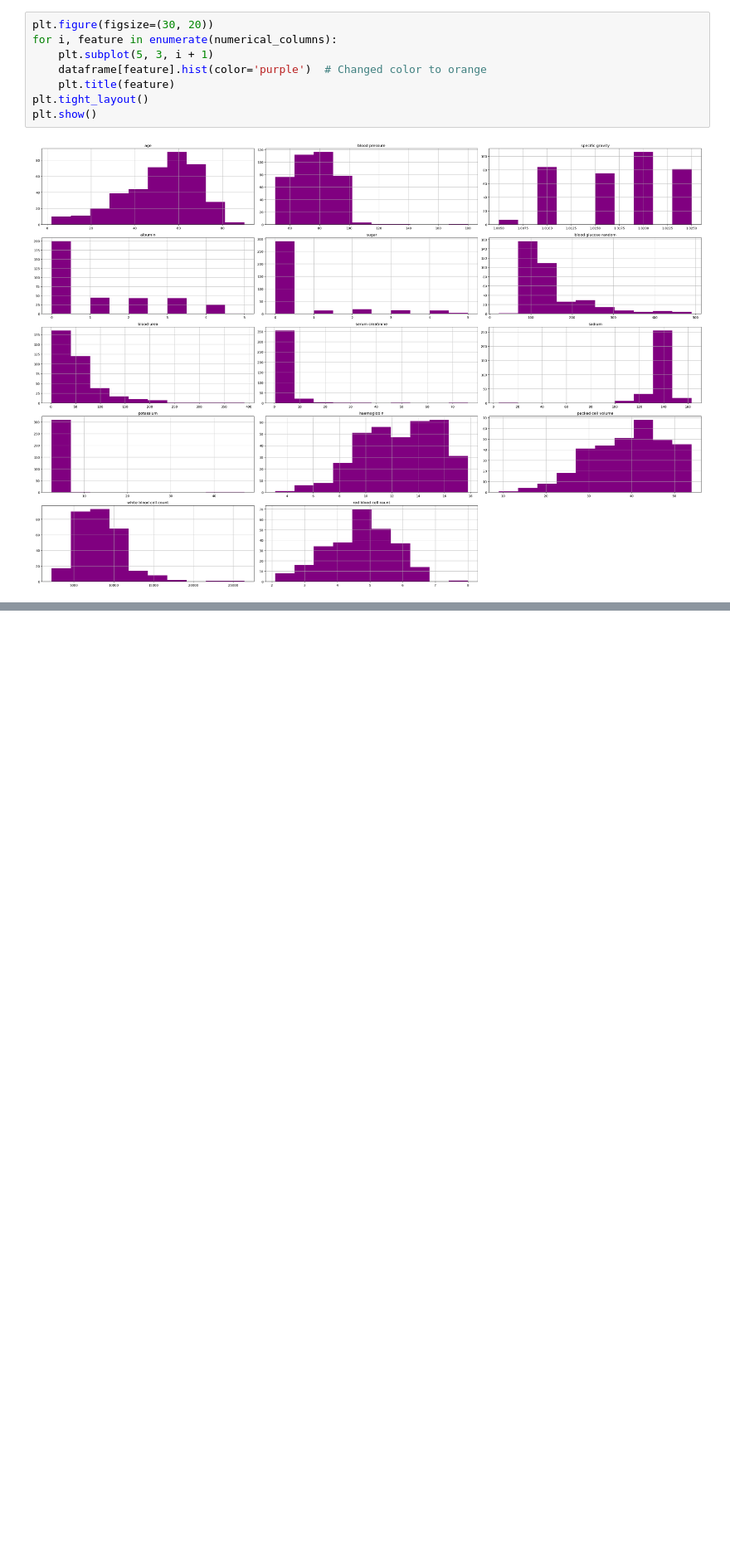
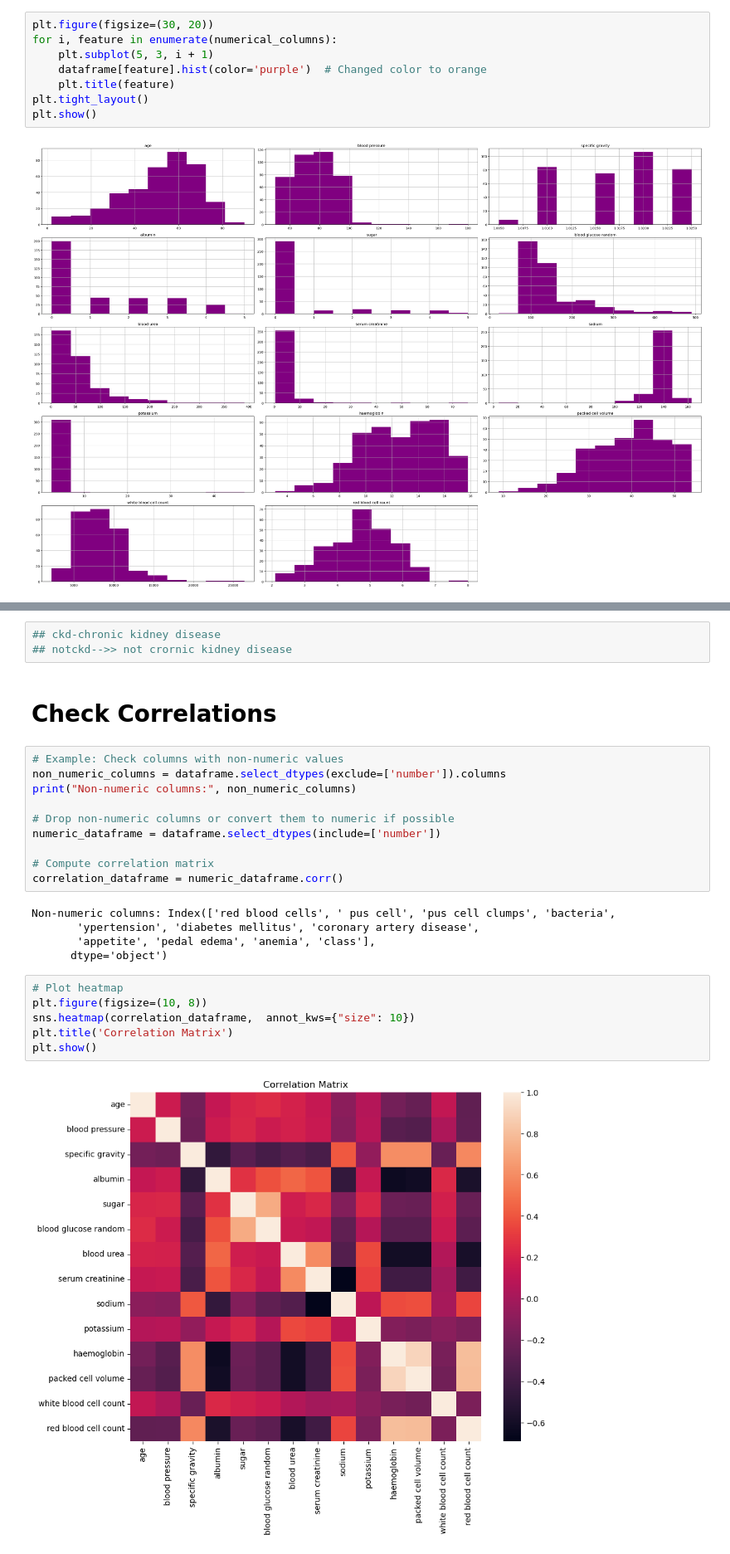
Before and after one commit to niveditha2000/Chronic_Kidney_Disease_Status_Prediction, a Jupyter notebook: chronic_kidney_disease_status_prediction.ipynb, the cells around one changed output, grey strips where cells are left out. Shown at 83% size. Saved outputs shown, nothing was run; the diff lists cells and outputs as text; blank space fills up the shorter version.

```diff
--- a/chronic_kidney_disease_status_prediction.ipynb
+++ b/chronic_kidney_disease_status_prediction.ipynb
@@ -223,0 +260,28 @@ plt.show()
+# %%
+## ckd-chronic kidney disease
+## notckd-->> not crornic kidney disease
+# %% [markdown]
+# Check Correlations
+# %%
+# Example: Check columns with non-numeric values
+non_numeric_columns = dataframe.select_dtypes(exclude=['number']).columns
+print("Non-numeric columns:", non_numeric_columns)
+
+# Drop non-numeric columns or convert them to numeric if possible
+numeric_dataframe = dataframe.select_dtypes(include=['number'])
+
+# Compute correlation matrix
+correlation_dataframe = numeric_dataframe.corr()
+# %% [output]
+Non-numeric columns: Index(['red blood cells', ' pus cell', 'pus cell clumps', 'bacteria',
+       'ypertension', 'diabetes mellitus', 'coronary artery disease',
+       'appetite', 'pedal edema', 'anemia', 'class'],
+      dtype='object')
+# %%
+# Plot heatmap
+plt.figure(figsize=(10, 8))
+sns.heatmap(correlation_dataframe,  annot_kws={"size": 10})
+plt.title('Correlation Matrix')
+plt.show()
+# %% [output]
+[figure, added]
```
Also changed, not shown: parts of 13 cells of this notebook.
